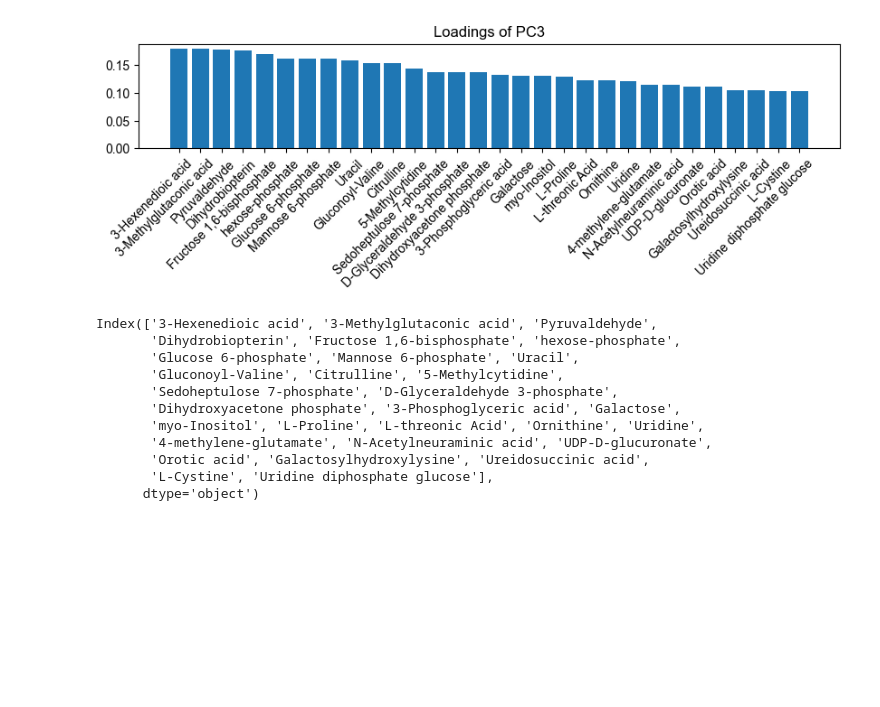
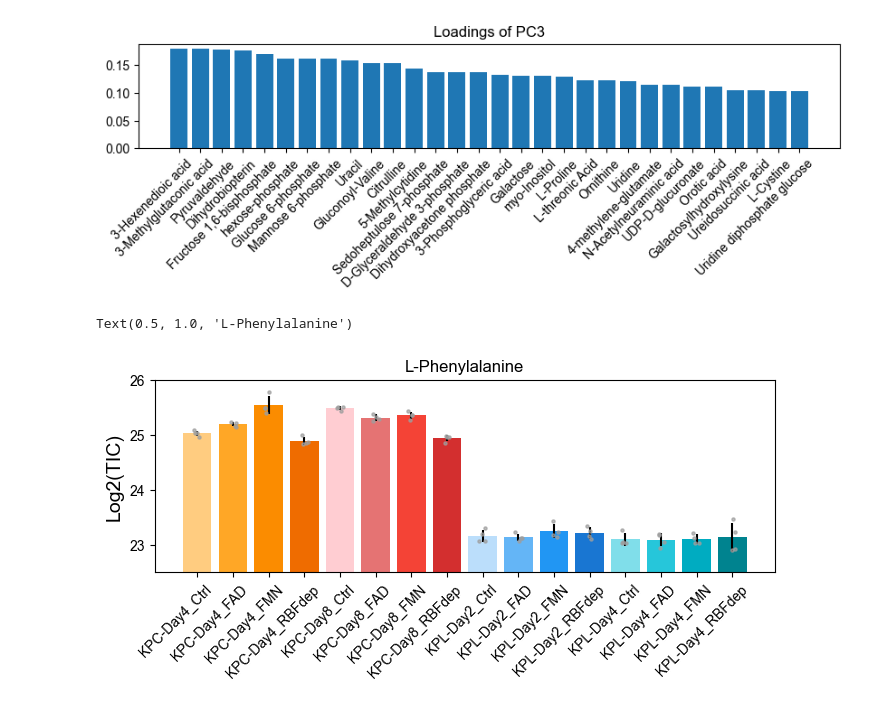
Before and after one commit to hvdinh16/temporary, a Jupyter notebook: PCA.ipynb, the cells around one changed output. Saved outputs shown, nothing was run; the diff lists cells and outputs as text; code cells hidden in the pictures; blank space fills up the shorter version.

```diff
--- a/PCA.ipynb
+++ b/PCA.ipynb
@@ -50,9 +64,14 @@ Dropping: [28, 55, 61, 62, 92, 96, 102, 180, 203, 235, 1, 25, 57, 58, 67, 68, 70
 Row counts after row drop: 228
 Fill void with zero, then bump all by 1e4
 # %%
-# Log2 mean center adjustment
+# Log2 adjustment
 data = df_data.loc[:, cols_data]
 data = np.log2(data)
+
+log2tic = data.copy()
+log2tic.index = df_data.Metabolites.to_list()
+
+# Mean center adjustment
 data = data.sub(data.mean(axis=1), axis=0)
 
 # Get median standard deviation
@@ -162,17 +180,39 @@ for pc in ['PC1', 'PC2', 'PC3']:
 [figure]
 [figure]
 [figure]
-# %%
-idx
-# %% [output]
-Index(['3-Hexenedioic acid', '3-Methylglutaconic acid', 'Pyruvaldehyde',
-       'Dihydrobiopterin', 'Fructose 1,6-bisphosphate', 'hexose-phosphate',
-       'Glucose 6-phosphate', 'Mannose 6-phosphate', 'Uracil',
-       'Gluconoyl-Valine', 'Citrulline', '5-Methylcytidine',
-       'Sedoheptulose 7-phosphate', 'D-Glyceraldehyde 3-phosphate',
-       'Dihydroxyacetone phosphate', '3-Phosphoglyceric acid', 'Galactose',
-       'myo-Inositol', 'L-Proline', 'L-threonic Acid', 'Ornithine', 'Uridine',
-       '4-methylene-glutamate', 'N-Acetylneuraminic acid', 'UDP-D-glucuronate',
-       'Orotic acid', 'Galactosylhydroxylysine', 'Ureidosuccinic acid',
-       'L-Cystine', 'Uridine diphosphate glucose'],
-      dtype='object')
+# %%
+# A representative metabolite of PC1
+# KPC vs. KPL cell line differences
+met = 'L-Phenylalanine'
+fig,ax = plt.subplots(figsize=(8, 2.5))
+
+label_set = sorted(list(set(labels)))
+
+for i,l in enumerate(label_set):
+    reps = labels[labels == l].index
+    vals = log2tic.loc[met, reps]
+    m = vals.mean(); std = vals.std(ddof=1)
+
+    ax.bar(i, m, yerr=std, color=colors_dict[l])
+
+    jitter = np.random.uniform(-0.1, 0.1, size=len(vals))
+    x_coords = [i] * len(vals) + jitter
+    ax.scatter(x_coords, vals, color='#9e9e9e', s=5, alpha=0.7, zorder=3)
+
+ax.set_ylim(22.5, 26)
+
+xs = range(0, len(label_set))
+ax.set_xticks(xs)
+ax.set_xticklabels(label_set, ha='right', rotation_mode='anchor');
+
+from matplotlib.transforms import ScaledTranslation
+offset = ScaledTranslation(0.075, 0, fig.dpi_scale_trans)
+for label_obj in ax.get_xticklabels():
+    label_obj.set_rotation(45)
+    label_obj.set_transform(label_obj.get_transform() + offset)
+
+ax.set_ylabel('Log2(TIC)', fontsize=14)
+ax.set_title(met)
+# %% [output]
+Text(0.5, 1.0, 'L-Phenylalanine')
+[figure, added]
```
Also changed, not shown: parts of 4 cells of this notebook.
